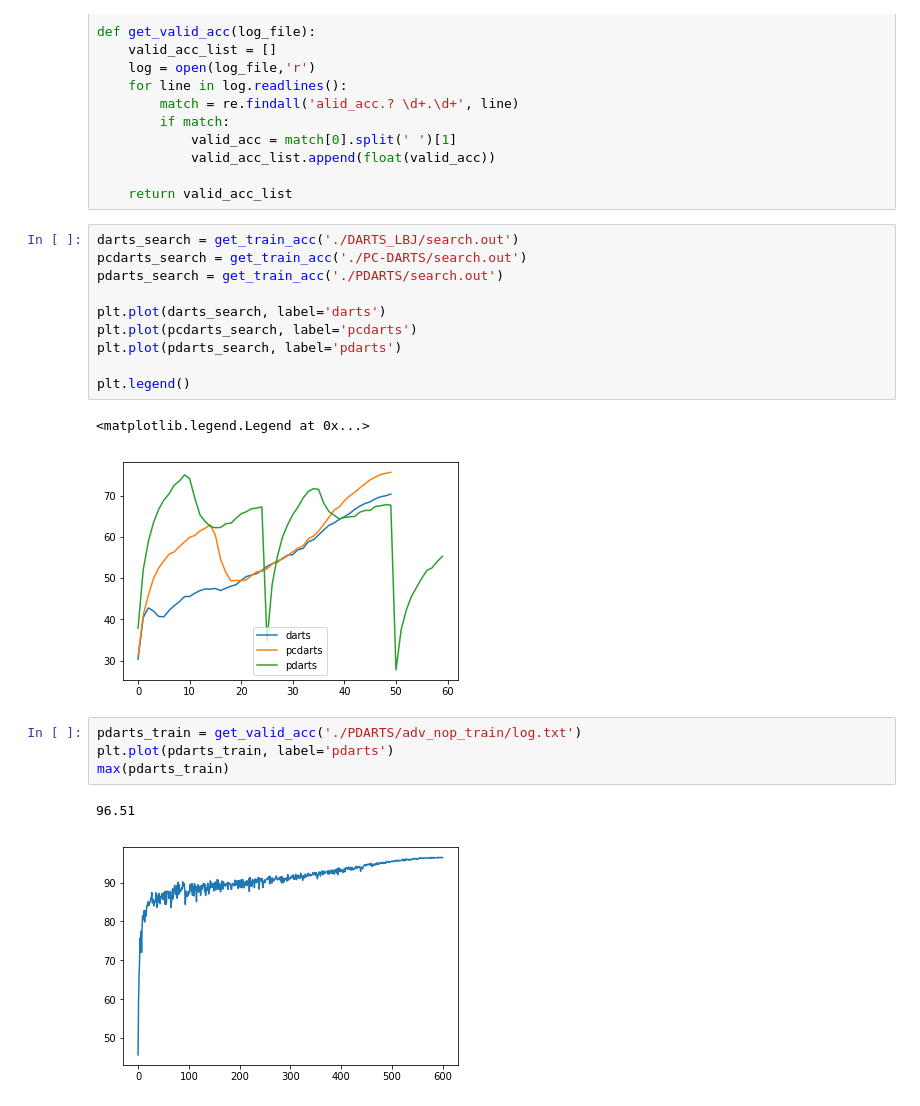
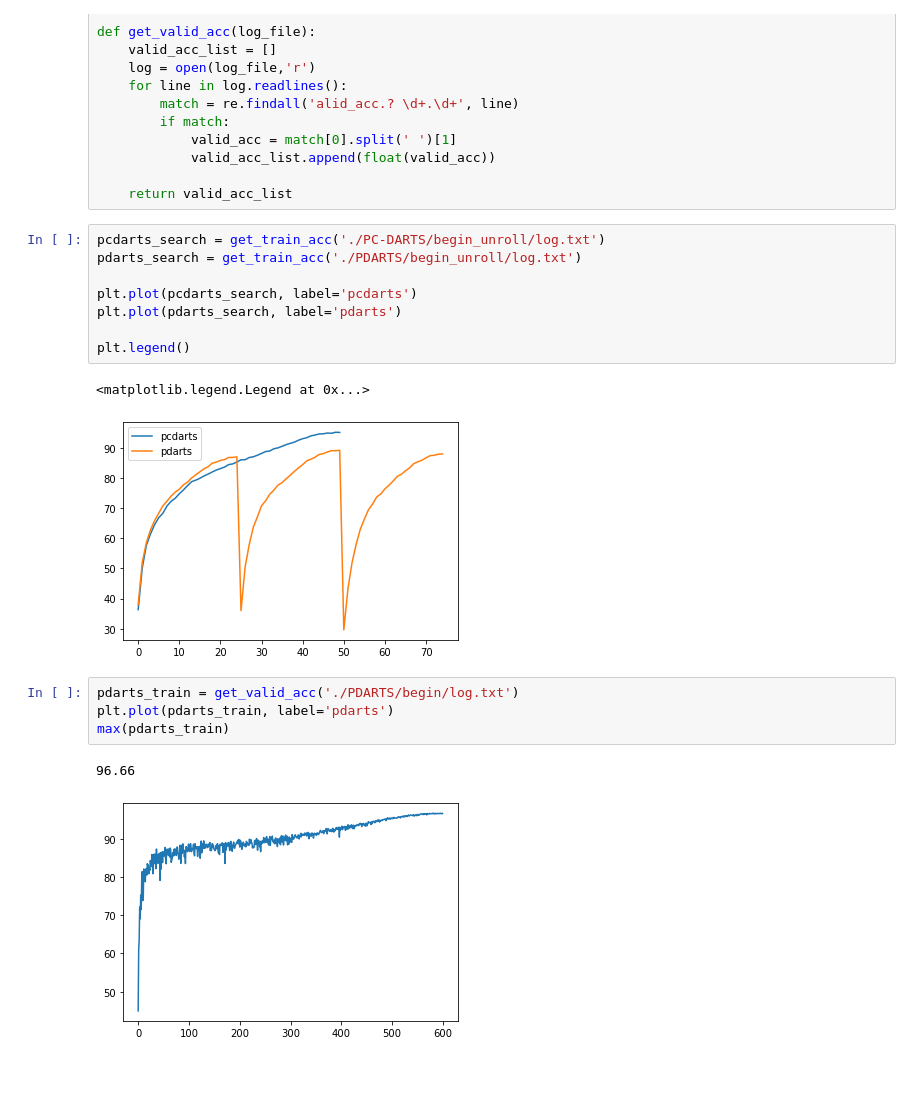
Before and after one commit to yuezhixiong/NAS-Benchmark, a Jupyter notebook: plot_log.ipynb, the cells around one changed output. Drawn from its saved outputs; the diff is of its cells as text; blank space fills up the shorter version.

```diff
--- a/plot_log.ipynb
+++ b/plot_log.ipynb
@@ -25,23 +25,21 @@ def get_valid_acc(log_file):
 
     return valid_acc_list
 # %%
-darts_search = get_train_acc('./DARTS_LBJ/search.out')
-pcdarts_search = get_train_acc('./PC-DARTS/search.out')
-pdarts_search = get_train_acc('./PDARTS/search.out')
+pcdarts_search = get_train_acc('./PC-DARTS/begin_unroll/log.txt')
+pdarts_search = get_train_acc('./PDARTS/begin_unroll/log.txt')
 
-plt.plot(darts_search, label='darts')
 plt.plot(pcdarts_search, label='pcdarts')
 plt.plot(pdarts_search, label='pdarts')
 
 plt.legend()
 # %% [output]
 <matplotlib.legend.Legend at 0x...>
-[figure, old version]
+[figure, new version]
 # %%
-pdarts_train = get_valid_acc('./PDARTS/adv_nop_train/log.txt')
+pdarts_train = get_valid_acc('./PDARTS/begin/log.txt')
 plt.plot(pdarts_train, label='pdarts')
 max(pdarts_train)
 # %% [output]
-96.51
+96.66
-[figure, old version]
+[figure, new version]
 # %%
```
Also changed, not shown: parts of 6 cells of this notebook, 4 other files.
